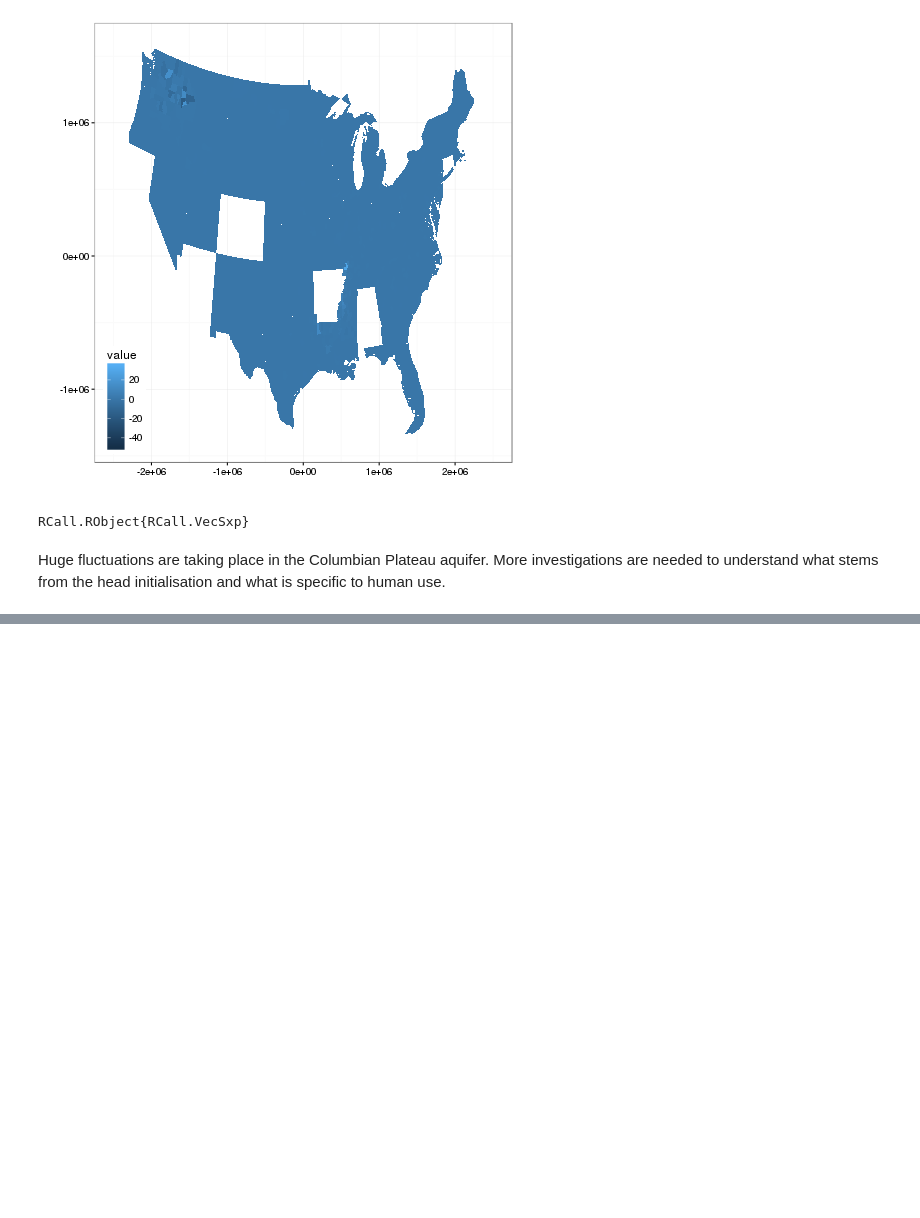
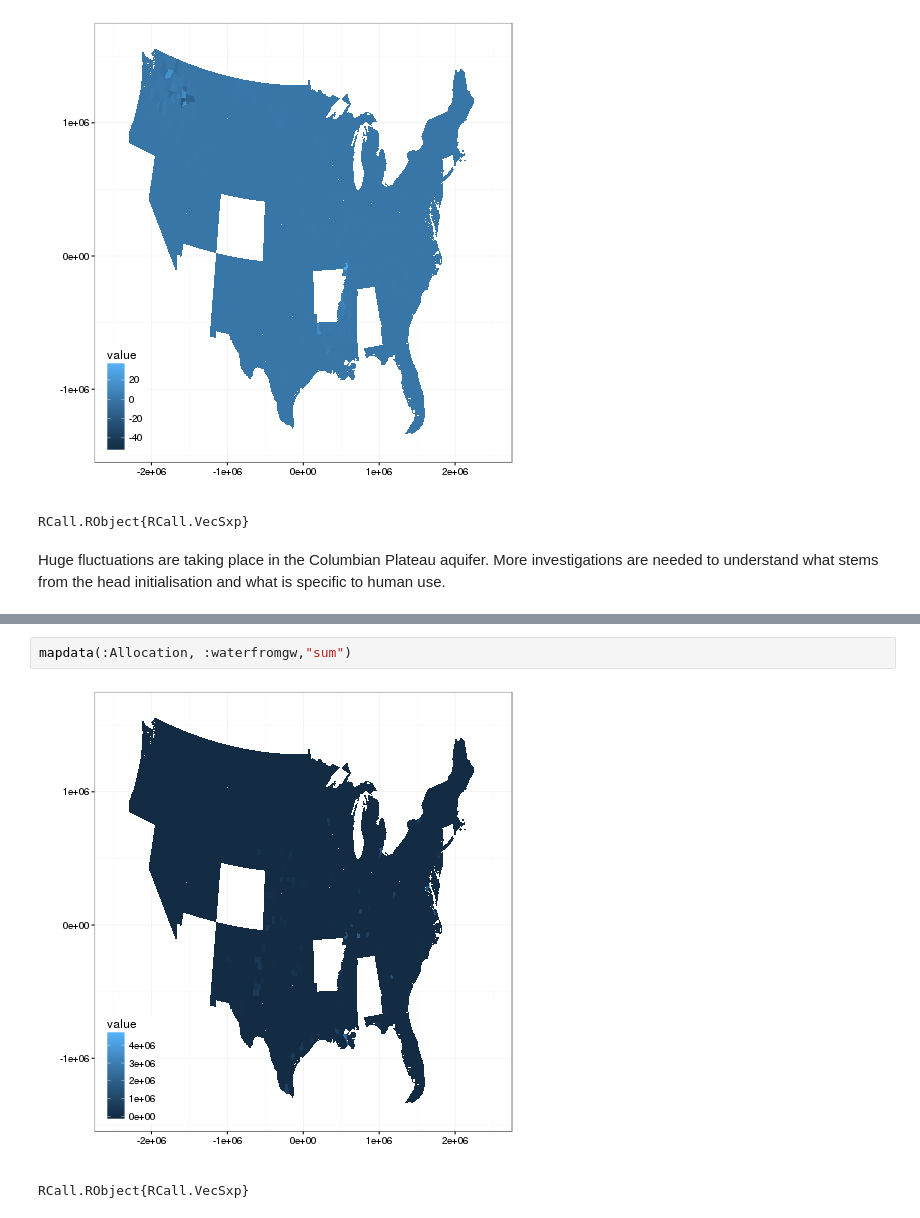
Before and after one commit to AmericasWater/awash, a Jupyter notebook: docs/AnalysisConjunctiveUse.ipynb, the cells around one changed output, grey strips where cells are left out. Cells and saved outputs as stored; diff of their text form; blank space fills up the shorter version.

```diff
--- a/docs/AnalysisConjunctiveUse.ipynb
+++ b/docs/AnalysisConjunctiveUse.ipynb
@@ -122,0 +218,5 @@ Huge fluctuations are taking place in the Columbian Plateau aquifer. More invest
+# %%
+mapdata(:Allocation, :waterfromgw,"sum")
+# %% [output]
+[figure, added]
+RCall.RObject{RCall.VecSxp}
```
Also changed, not shown: parts of 6 cells of this notebook.
